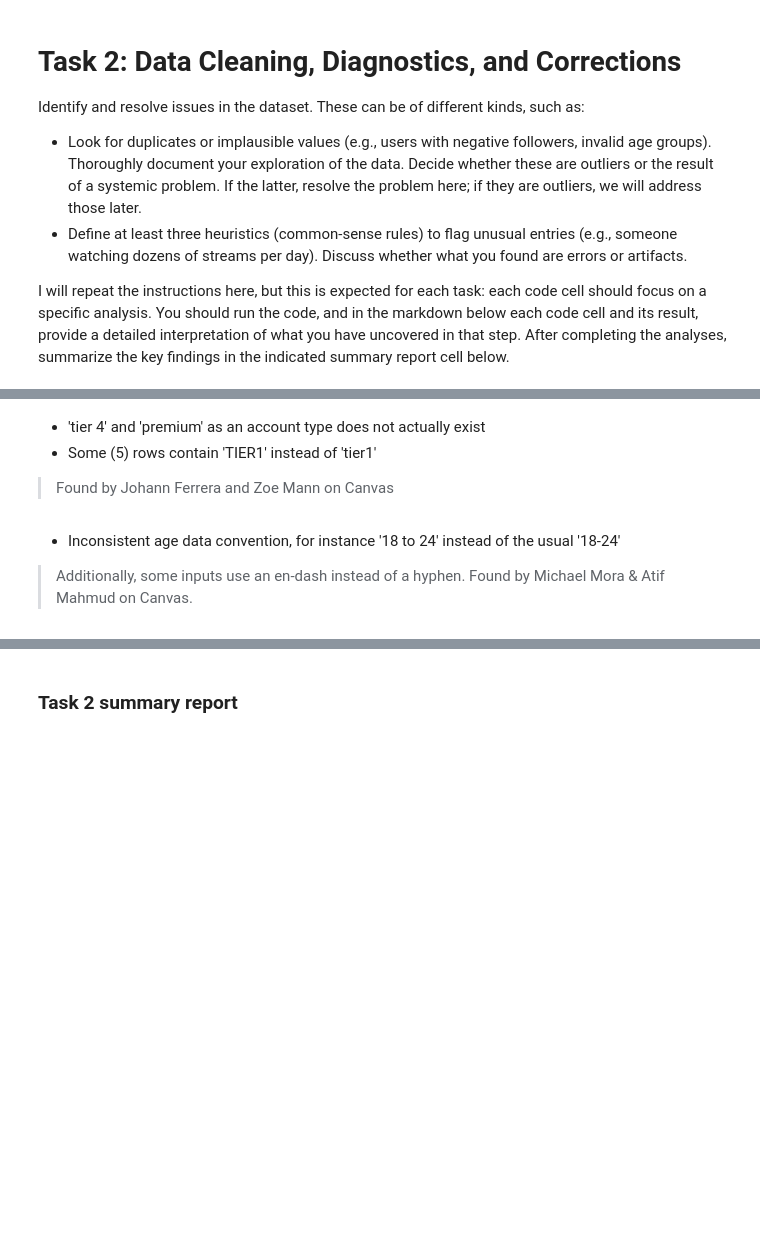
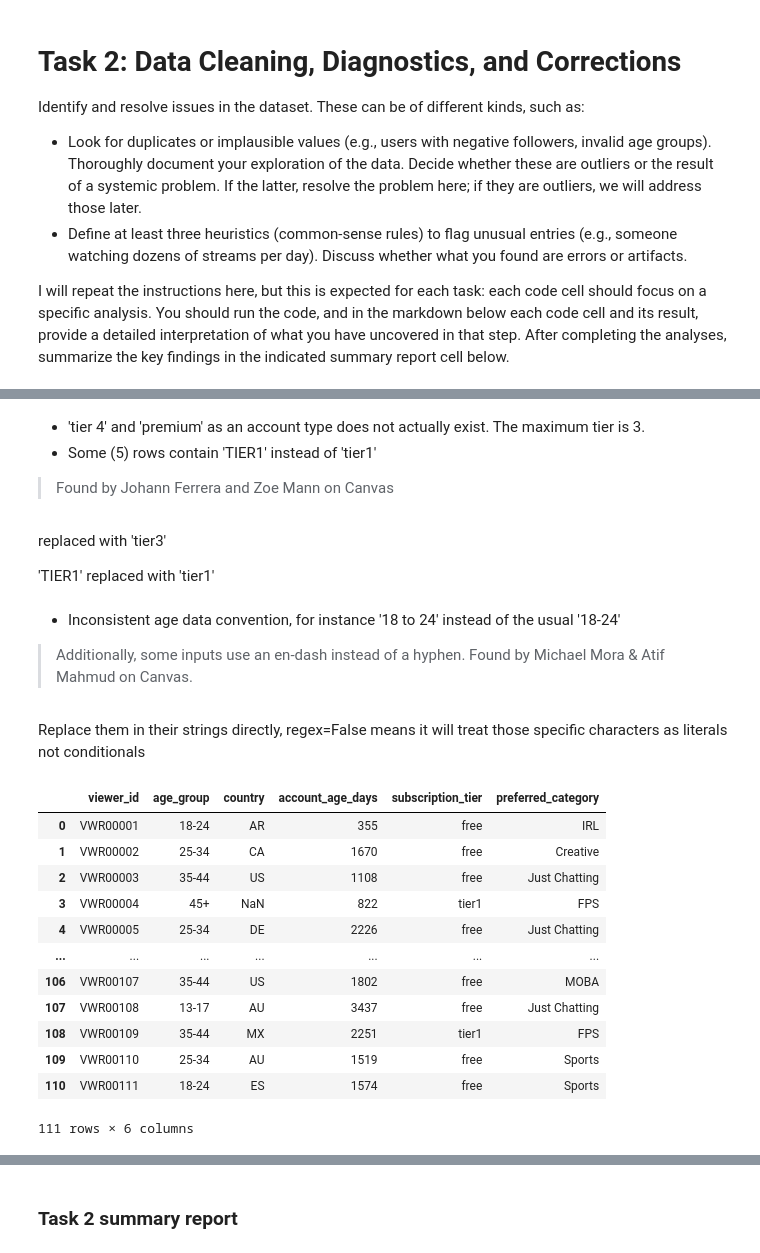
Before and after one commit to cda79/IAT461-Assignment01, a Jupyter notebook: IAT461-Assignment01-Scaffold.ipynb, the cells around one changed output, grey strips where cells are left out. Cells and saved outputs as stored; diff of their text form; code cells hidden in the pictures; blank space fills up the shorter version.

```diff
--- a/IAT461-Assignment01-Scaffold.ipynb
+++ b/IAT461-Assignment01-Scaffold.ipynb
@@ -52,9 +435,49 @@ I will repeat the instructions here, but this is expected for each task: each co
 # %%
-# start code for Task 2 here
+account_combine = ["free", "free trial", "none"]
+
+viewers_df["subscription_tier"] = viewers_df["subscription_tier"].replace(account_combine, "free")
 # %% [markdown]
-- 'tier 4' and 'premium' as an account type does not actually exist
+- 'tier 4' and 'premium' as an account type does not actually exist. The maximum tier is 3.
 - Some (5) rows contain 'TIER1' instead of 'tier1'
 > Found by Johann Ferrera and Zoe Mann  on Canvas
+# %% [markdown]
+replaced with 'tier3'
+
+'TIER1' replaced with 'tier1'
+# %%
+#replace tier4/preimum witn tier3
+nonexistent_acc_types = ["tier4", "premium"]
+
+viewers_df["subscription_tier"] = viewers_df["subscription_tier"].replace(nonexistent_acc_types, "tier3")
+
+#replace TIER1 with tier1
+viewers_df["subscription_tier"] = viewers_df["subscription_tier"].replace("TIER1", "tier1")
 # %% [markdown]
 - Inconsistent age data convention, for instance '18 to 24' instead of the usual '18-24'
 > Additionally, some inputs use an en-dash instead of a hyphen. Found by Michael Mora & Atif Mahmud on Canvas.
+# %% [markdown]
+Replace them in their strings directly, regex=False means it will treat those specific characters as literals not conditionals
+# %%
+# replace 'to' to -
+viewers_df["age_group"] = viewers_df["age_group"].str.replace(" to ", "-", regex=False)
+
+# replace endash to -
+viewers_df["age_group"] = viewers_df["age_group"].str.replace("–", "-", regex=False)
+
+#double check, in the .csv we can see entry 110 has '35 to 44'
+#print to see if its changed to a hyphen
+viewers_df.head(111)
+# %% [output]
+|  | viewer_id | age_group | country | account_age_days | subscription_tier | preferred_category |
+| 0 | VWR00001 | 18-24 | AR | 355 | free | IRL |
+| 1 | VWR00002 | 25-34 | CA | 1670 | free | Creative |
+| 2 | VWR00003 | 35-44 | US | 1108 | free | Just Chatting |
+| 3 | VWR00004 | 45+ | NaN | 822 | tier1 | FPS |
+| 4 | VWR00005 | 25-34 | DE | 2226 | free | Just Chatting |
+| ... | ... | ... | ... | ... | ... | ... |
+| 106 | VWR00107 | 35-44 | US | 1802 | free | MOBA |
+| 107 | VWR00108 | 13-17 | AU | 3437 | free | Just Chatting |
+| 108 | VWR00109 | 35-44 | MX | 2251 | tier1 | FPS |
+| 109 | VWR00110 | 25-34 | AU | 1519 | free | Sports |
+| 110 | VWR00111 | 18-24 | ES | 1574 | free | Sports |
+111 rows × 6 columns
```
Also changed, not shown: parts of 40 cells of this notebook, 1 other file.
